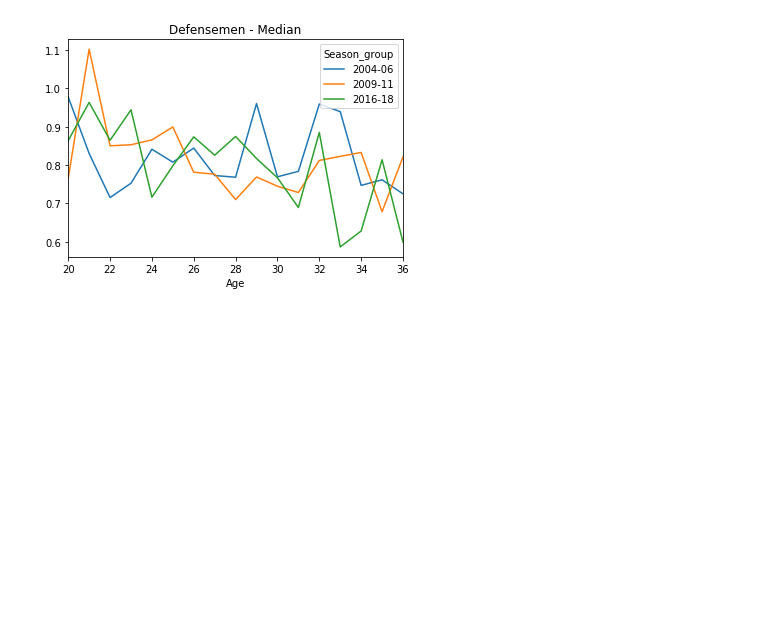
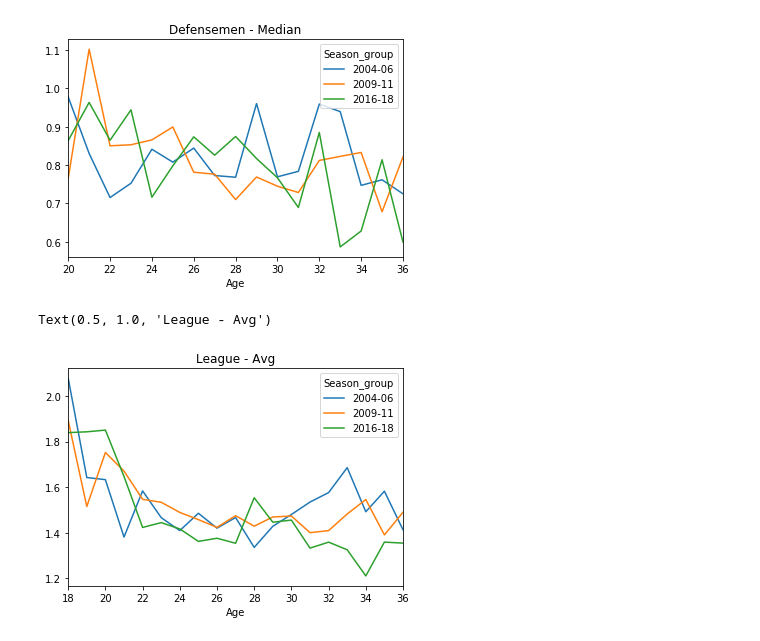
Before and after one commit to Silveris/HockeyStuff, a Jupyter notebook: data_analysis.ipynb, the cells around one changed output. Drawn from its saved outputs; the diff is of its cells as text; code cells hidden in the pictures; blank space fills up the shorter version.

```diff
--- a/data_analysis.ipynb
+++ b/data_analysis.ipynb
@@ -74,6 +78,7 @@ def multi_groupby_med(df, category1, category2):
     med_pts = temp_df["PTS/60min"].median()
     med_hits = temp_df["HIT/60min"].median()
     med_blocks = temp_df["BLK/60min"].median()
+    med_pim = temp_df["PIM/60min"].median()
     count = temp_df["Age"].count()
 
     new_df = pd.DataFrame({
@@ -82,6 +87,7 @@ def multi_groupby_med(df, category1, category2):
         "Med PTS/60min" : med_pts,
         "Med HIT/60min" : med_hits,
         "Med BLK/60min" : med_blocks,
+        "Med PIM/60min" : med_pim,
         "Num Players" : count
     })
     return new_df
@@ -94,6 +100,7 @@ def multi_groupby_avg(df, category1, category2):
     avg_pts = temp_df["PTS/60min"].mean()
     avg_hits = temp_df["HIT/60min"].mean()
     avg_blocks = temp_df["BLK/60min"].mean()
+    avg_pim = temp_df["PIM/60min"].mean()
     count = temp_df["Age"].count()
 
     new_df = pd.DataFrame({
@@ -102,6 +109,7 @@ def multi_groupby_avg(df, category1, category2):
         "Avg PTS/60min" : avg_pts,
         "Avg HIT/60min" : avg_hits,
         "Avg BLK/60min" : avg_blocks,
+         "Avg PIM/60min" : avg_pim,
         "Avg Players" : count
     })
     return new_df
@@ -195,3 +263,11 @@ plt.title("Defensemen - Median")
 # %% [output]
 Text(0.5, 1.0, 'Defensemen - Median')
 [figure]
+# %%
+new_df = three_year_group(nhl_df)
+new_df = multi_groupby_avg(new_df, "Age", "Season_group")
+new_df.unstack("Season_group").plot(kind="line", y = "Avg PTS/60min")
+plt.title("League - Avg")
+# %% [output]
+Text(0.5, 1.0, 'League - Avg')
+[figure, added]
```
Also changed, not shown: parts of 9 cells of this notebook, 3 other files.
